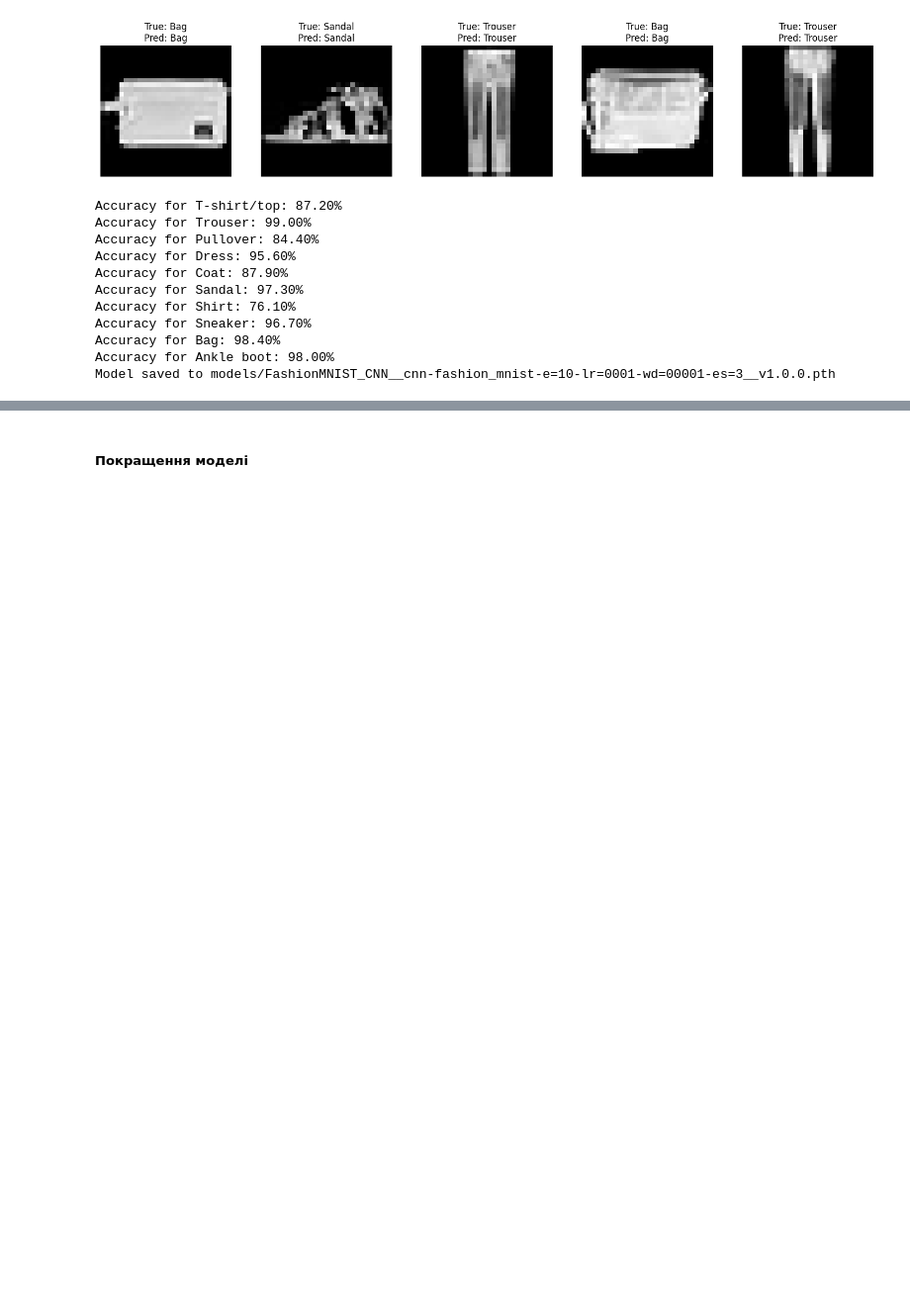
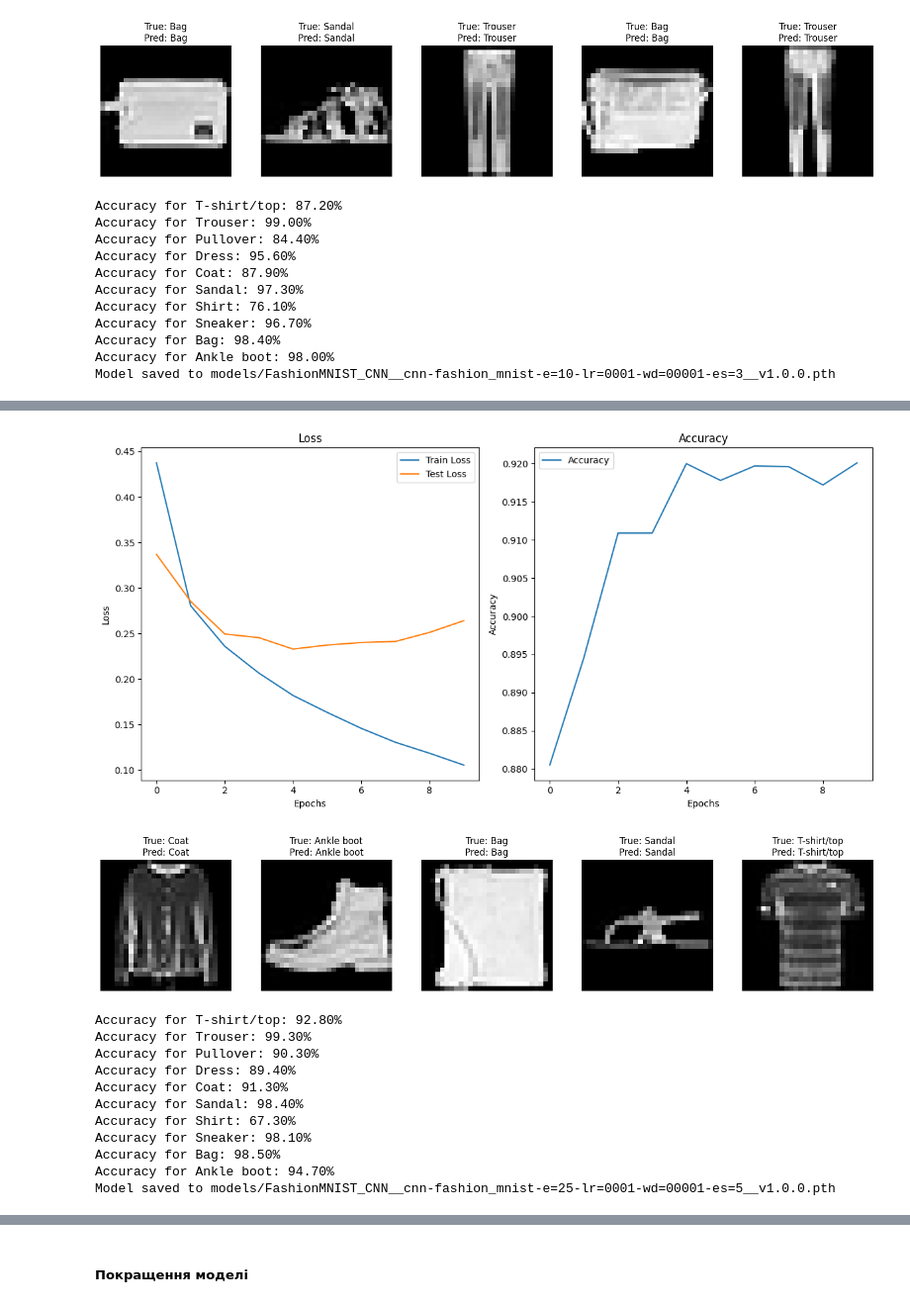
Before and after one commit to yuri-val/rd-colaboratory, a Jupyter notebook: notebooks/lesson_04/cnn.ipynb, the cells around one changed output, grey strips where cells are left out. Shown at 99% size. Cells and saved outputs as stored; diff of their text form; code cells hidden in the pictures; blank space fills up the shorter version.

```diff
--- a/notebooks/lesson_04/cnn.ipynb
+++ b/notebooks/lesson_04/cnn.ipynb
@@ -103,7 +105,7 @@ from base_neural_net import BaseNeuralNet
 # %%
 class FashionMNIST_CNN(BaseNeuralNet):
-    def __init__(self, tags="cnn/fashion_mnist"):
-        super().__init__(tags=tags)
+    def __init__(self, tags="cnn/fashion_mnist", dropout_rate=0.0):
+        super().__init__(tags=tags,  dropout_rate=dropout_rate)
         self.conv1 = nn.Conv2d(1, 32, kernel_size=3, padding=1)
         self.conv2 = nn.Conv2d(32, 64, kernel_size=3, padding=1)
         self.pool = nn.MaxPool2d(2, 2)
@@ -155,0 +192,13 @@ Model saved to models/FashionMNIST_CNN__cnn-fashion_mnist-e=10-lr=0001-wd=00001-
+# %%
+fashion_mnist_cnn = FashionMNIST_CNN(
+    tags="cnn/fashion_mnist/e=25/lr=0001/wd=00001/es=5"
+)
+fashion_mnist_cnn.init_datasets(train_dataset, test_dataset)
+fashion_mnist_cnn.init_loaders(train_loader, test_loader)
+
+fashion_mnist_cnn.train_model(
+    epochs=25, lr=0.001, weight_decay=1e-4, early_stopping_patience=5
+)
+
+fashion_mnist_cnn.save_model(version="1.0.0")
+# %% [output]
@@ -155,0 +215,13 @@ Model saved to models/FashionMNIST_CNN__cnn-fashion_mnist-e=10-lr=0001-wd=00001-
+[figure, added]
+[figure, added]
+Accuracy for T-shirt/top: 92.80%
+Accuracy for Trouser: 99.30%
+Accuracy for Pullover: 90.30%
+Accuracy for Dress: 89.40%
+Accuracy for Coat: 91.30%
+Accuracy for Sandal: 98.40%
+Accuracy for Shirt: 67.30%
+Accuracy for Sneaker: 98.10%
+Accuracy for Bag: 98.50%
+Accuracy for Ankle boot: 94.70%
+Model saved to models/FashionMNIST_CNN__cnn-fashion_mnist-e=25-lr=0001-wd=00001-es=5__v1.0.0.pth
```
Also changed, not shown: parts of 25 cells of this notebook, 8 other files.
